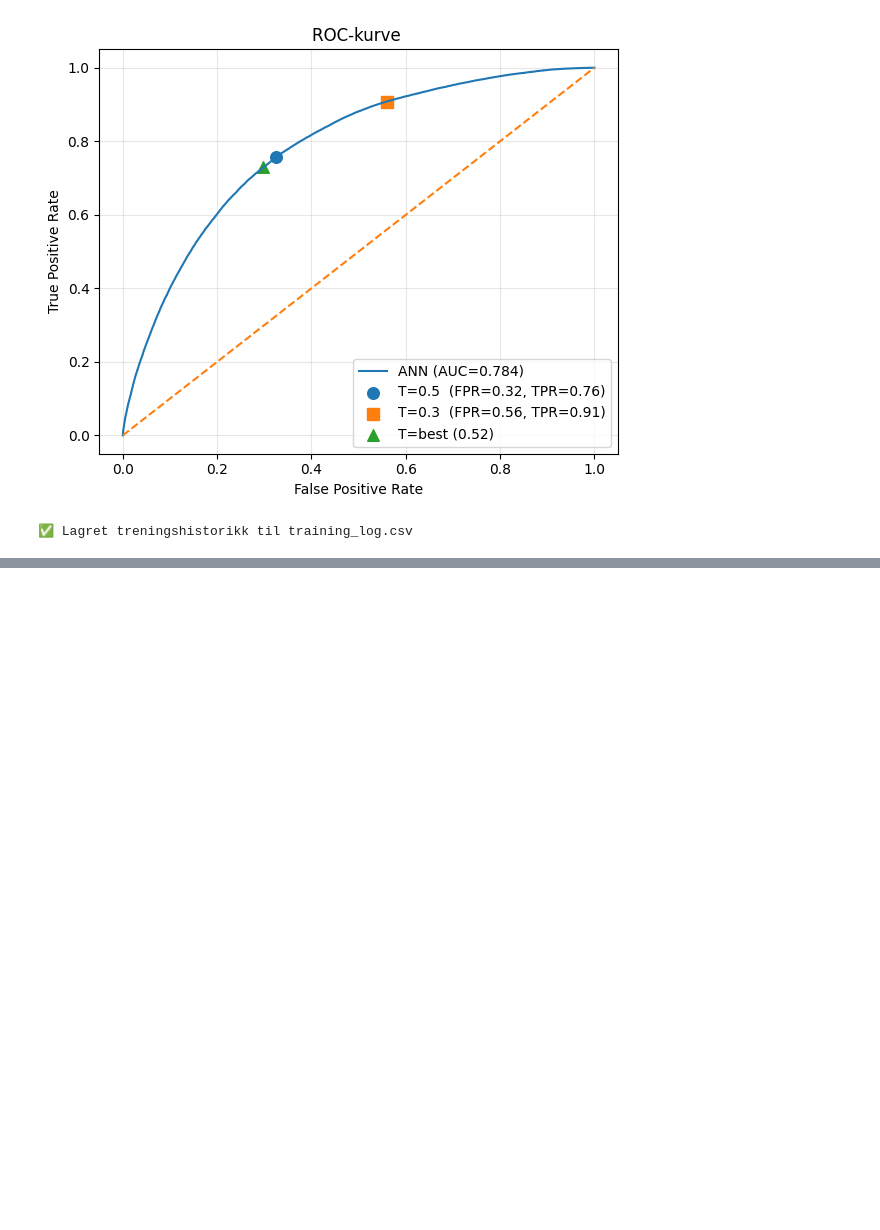
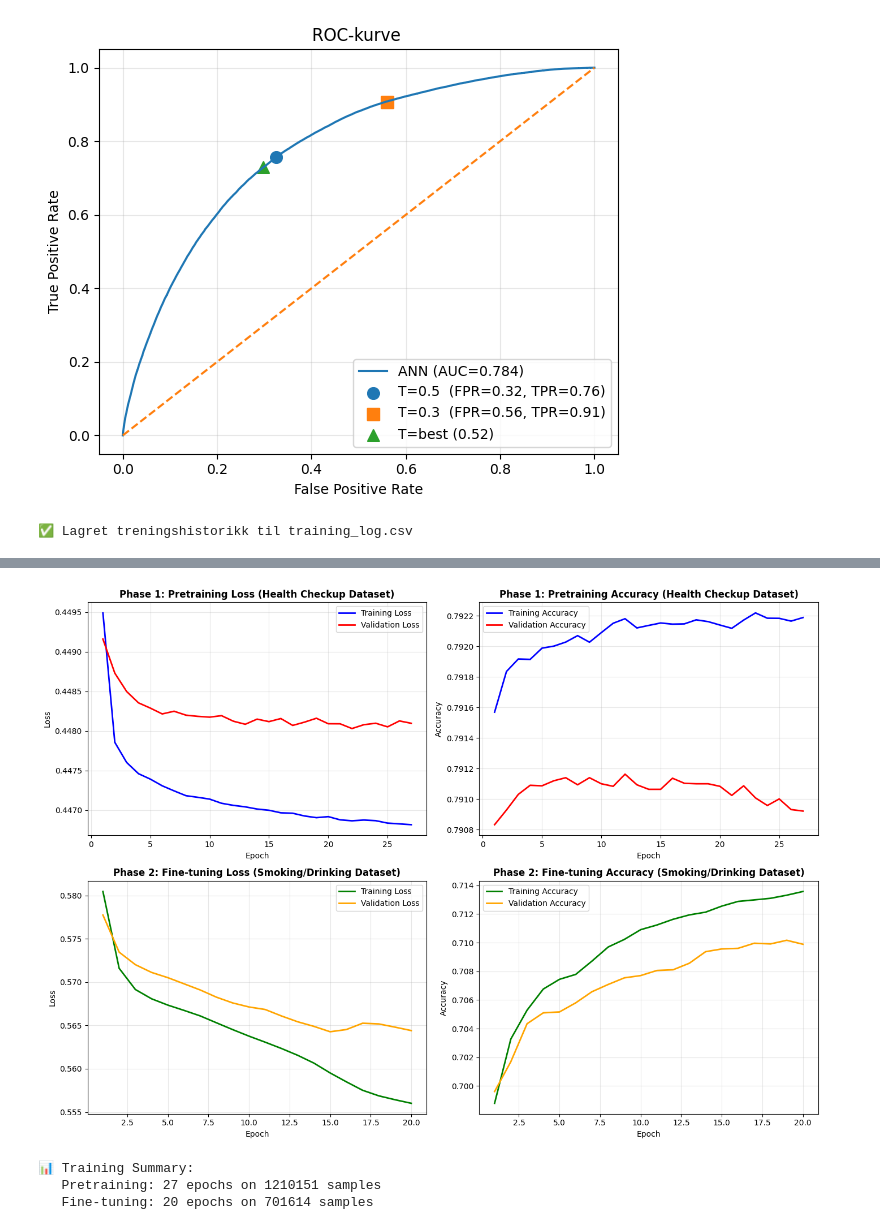
Before and after one commit to Oddvar112/IT3212-Datadrevet-Programvare, a Jupyter notebook: Oppgave_3/oppgav.ipynb, the cells around one changed output, grey strips where cells are left out. Drawn from its saved outputs; the diff is of its cells as text; code cells hidden in the pictures; blank space fills up the shorter version.

```diff
--- a/Oppgave_3/oppgav.ipynb
+++ b/Oppgave_3/oppgav.ipynb
@@ -588,0 +1193,59 @@ print("✅ Lagret treningshistorikk til training_log.csv")
+# %%
+# === Step 5: Plot training curves for both phases ===
+import matplotlib.pyplot as plt
+
+fig, axes = plt.subplots(2, 2, figsize=(14, 10))
+
+# Pretraining phase plots
+pretrain_epochs = range(1, len(pretrain_history.history['loss']) + 1)
+
+# Loss - Pretraining
+axes[0, 0].plot(pretrain_epochs, pretrain_history.history['loss'], 'b-', label='Training Loss', linewidth=2)
+axes[0, 0].plot(pretrain_epochs, pretrain_history.history['val_loss'], 'r-', label='Validation Loss', linewidth=2)
+axes[0, 0].set_xlabel('Epoch')
+axes[0, 0].set_ylabel('Loss')
+axes[0, 0].set_title('Phase 1: Pretraining Loss (Health Checkup Dataset)', fontweight='bold')
+axes[0, 0].legend()
+axes[0, 0].grid(True, alpha=0.3)
+
+# Accuracy - Pretraining
+axes[0, 1].plot(pretrain_epochs, pretrain_history.history['accuracy'], 'b-', label='Training Accuracy', linewidth=2)
+axes[0, 1].plot(pretrain_epochs, pretrain_history.history['val_accuracy'], 'r-', label='Validation Accuracy', linewidth=2)
+axes[0, 1].set_xlabel('Epoch')
+axes[0, 1].set_ylabel('Accuracy')
+axes[0, 1].set_title('Phase 1: Pretraining Accuracy (Health Checkup Dataset)', fontweight='bold')
+axes[0, 1].legend()
+axes[0, 1].grid(True, alpha=0.3)
+
+# Fine-tuning phase plots
+finetune_epochs = range(1, len(finetune_history.history['loss']) + 1)
+
+# Loss - Fine-tuning
+axes[1, 0].plot(finetune_epochs, finetune_history.history['loss'], 'g-', label='Training Loss', linewidth=2)
+axes[1, 0].plot(finetune_epochs, finetune_history.history['val_loss'], 'orange', label='Validation Loss', linewidth=2)
+axes[1, 0].set_xlabel('Epoch')
+axes[1, 0].set_ylabel('Loss')
+axes[1, 0].set_title('Phase 2: Fine-tuning Loss (Smoking/Drinking Dataset)', fontweight='bold')
+axes[1, 0].legend()
+axes[1, 0].grid(True, alpha=0.3)
+
+# Accuracy - Fine-tuning
+axes[1, 1].plot(finetune_epochs, finetune_history.history['accuracy'], 'g-', label='Training Accuracy', linewidth=2)
+axes[1, 1].plot(finetune_epochs, finetune_history.history['val_accuracy'], 'orange', label='Validation Accuracy', linewidth=2)
+axes[1, 1].set_xlabel('Epoch')
+axes[1, 1].set_ylabel('Accuracy')
+axes[1, 1].set_title('Phase 2: Fine-tuning Accuracy (Smoking/Drinking Dataset)', fontweight='bold')
+axes[1, 1].legend()
+axes[1, 1].grid(True, alpha=0.3)
+
+plt.tight_layout()
+plt.show()
+
+print(f"\n📊 Training Summary:")
+print(f"   Pretraining: {len(pretrain_epochs)} epochs on {len(X_transfer_train)} samples")
+print(f"   Fine-tuning: {len(finetune_epochs)} epochs on {len(X_finetune)} samples")
+# %% [output]
+[figure, added]
+📊 Training Summary:
+   Pretraining: 27 epochs on 1210151 samples
+   Fine-tuning: 20 epochs on 701614 samples
```
Also changed, not shown: parts of 22 cells of this notebook.
